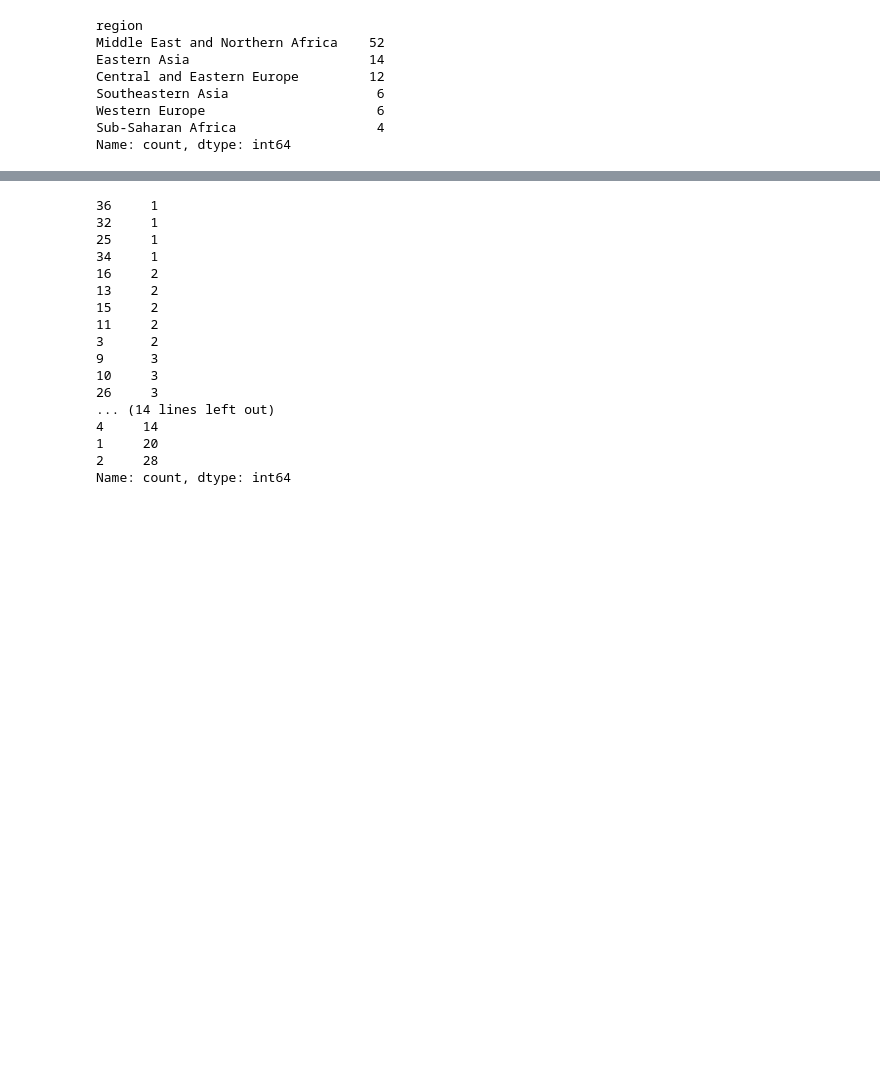
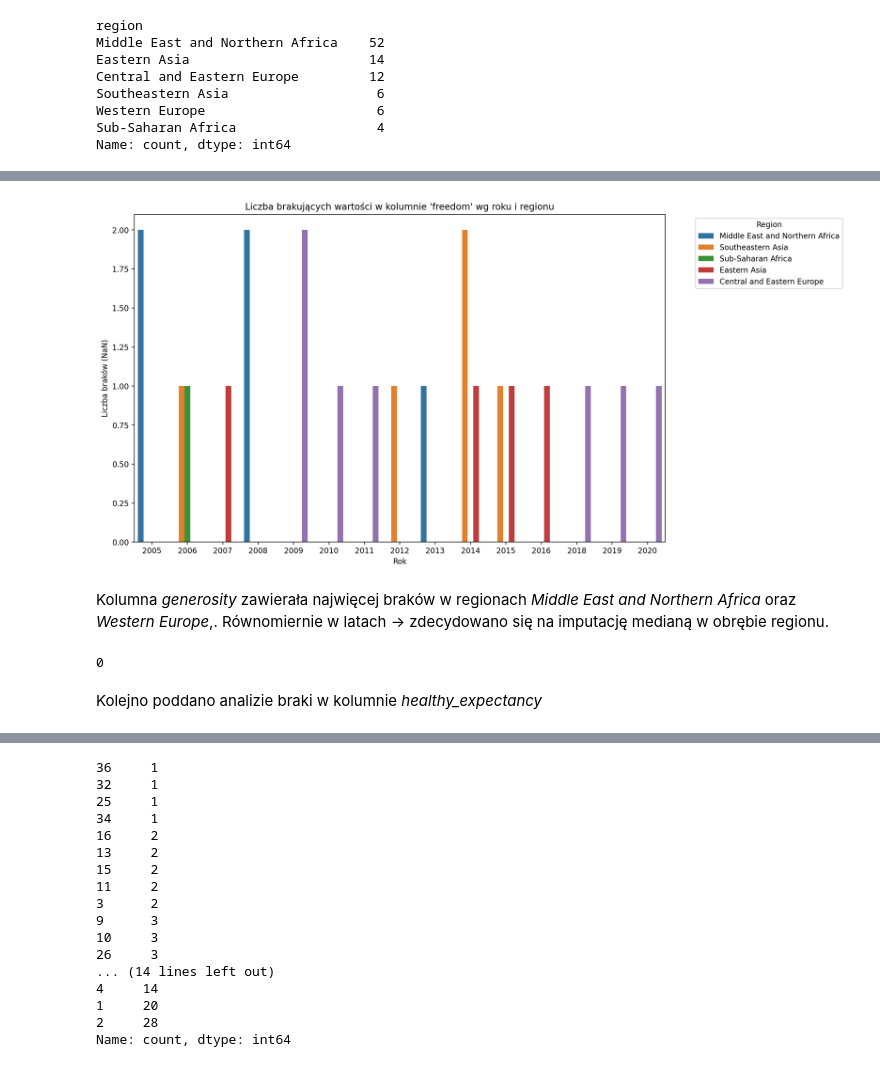
Before and after one commit to lukaszkortals/sad_proj, a Jupyter notebook: notebooks/01_wprowadzenie_i_czyszczenie.ipynb, the cells around one changed output, grey strips where cells are left out. Saved outputs shown, nothing was run; the diff lists cells and outputs as text; code cells hidden in the pictures; blank space fills up the shorter version.

```diff
--- a/notebooks/01_wprowadzenie_i_czyszczenie.ipynb
+++ b/notebooks/01_wprowadzenie_i_czyszczenie.ipynb
@@ -160,0 +269,32 @@ Name: count, dtype: int64
+# %%
+# Filtrowanie tylko obserwacji z brakującą wartością w 'freedom'
+missing_gen = df[df['freedom'].isnull()]
+
+# Grupowanie i zliczanie braków według roku i regionu
+missing_gen_counts = missing_gen.groupby(['year', 'region']).size().reset_index(name='NaN_count')
+
+# Tworzenie wykresu
+plt.figure(figsize=(14, 7))
+sns.barplot(data=missing_gen_counts, x='year', y='NaN_count', hue='region')
+plt.title("Liczba brakujących wartości w kolumnie 'freedom' wg roku i regionu")
+plt.xlabel("Rok")
+plt.ylabel("Liczba braków (NaN)")
+plt.legend(title="Region", bbox_to_anchor=(1.05, 1), loc='upper left')
+plt.tight_layout()
+plt.show()
+# %% [output]
+[figure, added]
+# %% [markdown]
+<!-- TODO  przez przypadek 2x generosity zrobione. to trzeba przerobic na freedom Do edycji to i wszystkie markdowny poza jednym w sumie zrobionym porządnie -->
+Kolumna *generosity* zawierała najwięcej braków w regionach *Middle East and Northern Africa* oraz *Western Europe*,. Równomiernie w latach -> zdecydowano się na imputację medianą w obrębie regionu.
+# %%
+# imputacja NaN w kolumnie 'freedom' medianą z regionów
+df['freedom'] = df.groupby(['region'])['freedom'].transform(
+    lambda x: x.fillna(x.median())
+)
+df['freedom'].isnull().sum()
+# %% [output]
+0
+# %% [markdown]
+<!-- TODO do edycji -->
+Kolejno poddano analizie braki w kolumnie *healthy_expectancy*
```
Also changed, not shown: parts of 30 cells of this notebook, 1 other file.
